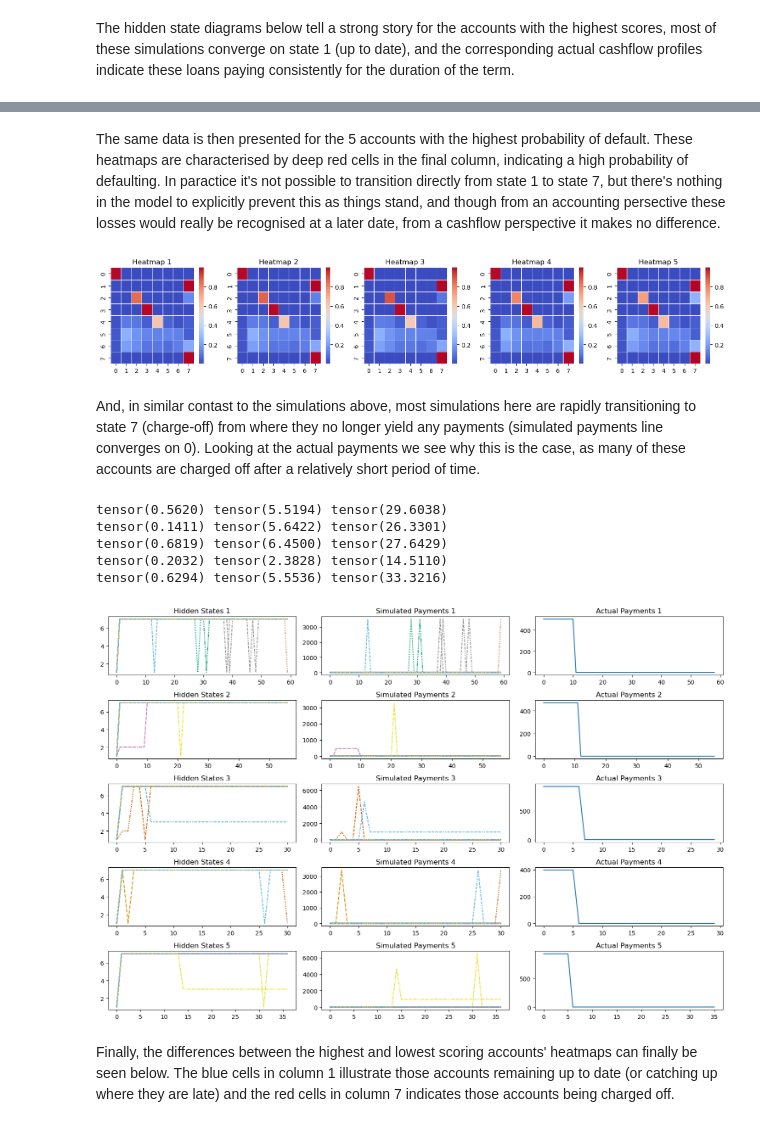
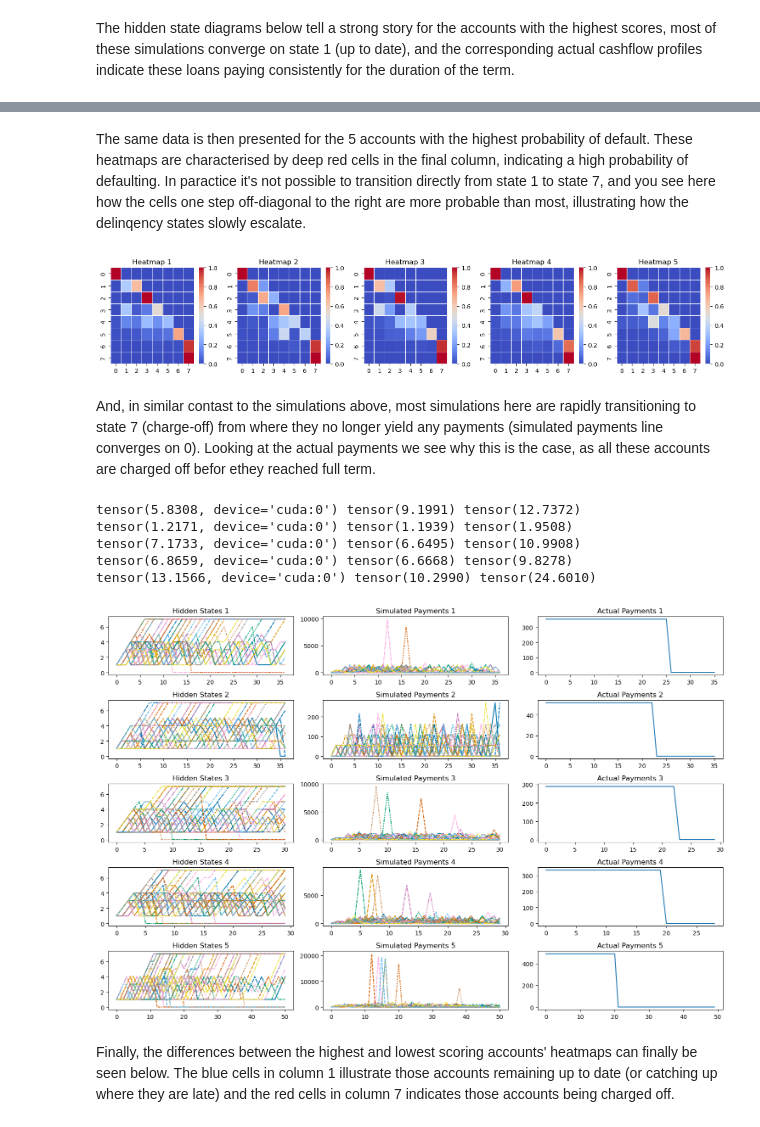
Before and after one commit to warner121/monteloanco, a Jupyter notebook: model.ipynb, the cells around one changed output, grey strips where cells are left out. Drawn from its saved outputs; the diff is of its cells as text; code cells hidden in the pictures.

Commit message:
enforce forbidden transitions

```diff
--- a/model.ipynb
+++ b/model.ipynb
@@ -159,7 +159,7 @@ svi = pyro.infer.SVI(model=model, guide=guide, optim=optimizer, loss=pyro.infer.
 # Run inference
 batch_size = 2560 * 32
 num_batches = np.ceil(dataset.__len__() / batch_size)
-num_iterations = 5_000
+num_iterations = 15_000
 with tqdm(total=num_iterations, desc="Epochs", position=0) as epoch_pbar:
     for step in range(num_iterations):
     #with tqdm(total=num_batches, desc=f"Epoch {step + 1}", position=1, leave=False) as batch_pbar:
@@ -196,14 +196,13 @@ Wall time: 3h 6min 33s
 # %% [markdown]
 Above you can see the progress made by the optimiser in reducing the loss. Now we can take a look at some results, and sense-check the outcome. First we'll look at the (average) transition matrix itself seeing this is what lies at the core of the model. Hopefully you can see the similarities between this and the demo I made above.
-# %%
-model.cpu()
-model.device = 'cpu'
-device = 'cpu'
 # %%
 tmat = model.embeddings(torch.arange(dataset.__len__()).to(device))
 tmat = model.linear1(tmat)
 tmat = model.linear2(F.relu(tmat))
-tmat = F.softmax(tmat.reshape(dataset.__len__(), 8, 8), dim=-1)
+tmat = tmat.reshape(dataset.__len__(), 8, 8)
+tmat = tmat.masked_fill(model.tmat_mask, float('-inf'))
+tmat = F.softmax(tmat, dim=-1)
+tmat = torch.nan_to_num(tmat, nan=0.0)
 tmat_mean = torch.mean(tmat, dim=0)
 sns.heatmap(tmat_mean.detach().to('cpu').numpy(), linewidth=0.5, cmap='coolwarm')
 # %% [output]
@@ -242,11 +241,11 @@ fig, axes = plt.subplots(5, 3, figsize=(15, 10))
 for i, axs in enumerate(axes):
     idx = max_indices[i].item()
     loan = df_train.iloc[idx].to_dict()
-    hidden_states, sim_pymnts = model.forward(0, torch.tensor([idx]).repeat(50), loan['installment'].repeat(50, 1), scaling_factor)
+    hidden_states, sim_pymnts = model.forward(0, torch.tensor([idx]).repeat(50).to(device), loan['installment'].repeat(50, 1).to(device), scaling_factor)
     print(sim_pymnts.sum(0).mean(), loan['pymnt'].sum(), loan['installment'].sum())
-    sns.lineplot(hidden_states.detach().numpy(), ax=axs[0], palette='colorblind', legend=False)
-    sns.lineplot(sim_pymnts.detach().numpy()*scaling_factor, ax=axs[1], palette='colorblind', legend=False)
-    sns.lineplot(loan['pymnt'].detach().numpy()*scaling_factor, ax=axs[2], legend=False)
+    sns.lineplot(hidden_states.detach().cpu().numpy(), ax=axs[0], palette='colorblind', legend=False)
+    sns.lineplot(sim_pymnts.detach().cpu().numpy()*scaling_factor, ax=axs[1], palette='colorblind', legend=False)
+    sns.lineplot(loan['pymnt'].detach().cpu().numpy()*scaling_factor, ax=axs[2], legend=False)
     axs[0].set_title(f"Hidden States {i+1}")
     axs[1].set_title(f"Simulated Payments {i+1}")
     axs[2].set_title(f"Actual Payments {i+1}")
@@ -262,5 +261,5 @@ tensor(6.9381) tensor(6.9325) tensor(7.3717)
 # %% [markdown]
-The same data is then presented for the 5 accounts with the highest probability of default. These heatmaps are characterised by deep red cells in the final column, indicating a high probability of defaulting. In paractice it's not possible to transition directly from state 1 to state 7, but there's nothing in the model to explicitly prevent this as things stand, and though from an accounting persective these losses would really be recognised at a later date, from a cashflow perspective it makes no difference.
+The same data is then presented for the 5 accounts with the highest probability of default. These heatmaps are characterised by deep red cells in the final column, indicating a high probability of defaulting. In paractice it's not possible to transition directly from state 1 to state 7, and you see here how the cells one step off-diagonal to the right are more probable than most, illustrating how the delinqency states slowly escalate.
 # %%
 min_embeddings, min_indices = torch.topk(scores, 5, largest=True)
 
@@ -271,31 +270,31 @@ for i, ax in enumerate(axes):
 plt.tight_layout()
 plt.show()
 # %% [output]
-[figure, old version]
+[figure, new version]
 # %% [markdown]
-And, in similar contast to the simulations above, most simulations here are rapidly transitioning to state 7 (charge-off) from where they no longer yield any payments (simulated payments line converges on 0). Looking at the actual payments we see why this is the case, as many of these accounts are charged off after a relatively short period of time.
+And, in similar contast to the simulations above, most simulations here are rapidly transitioning to state 7 (charge-off) from where they no longer yield any payments (simulated payments line converges on 0). Looking at the actual payments we see why this is the case, as all these accounts are charged off befor ethey reached full term.
 # %%
 fig, axes = plt.subplots(5, 3, figsize=(15, 10))
 for i, axs in enumerate(axes):
     idx = min_indices[i].item()
     loan = df_train.iloc[idx].to_dict()
-    hidden_states, sim_pymnts = model.forward(0, torch.tensor([idx]).repeat(50), loan['installment'].repeat(50, 1), scaling_factor)
+    hidden_states, sim_pymnts = model.forward(0, torch.tensor([idx]).repeat(50).to(device), loan['installment'].repeat(50, 1).to(device), scaling_factor)
     print(sim_pymnts.sum(0).mean(), loan['pymnt'].sum(), loan['installment'].sum())
-    sns.lineplot(hidden_states.detach().numpy(), ax=axs[0], palette='colorblind', legend=False)
-    sns.lineplot(sim_pymnts.detach().numpy()*scaling_factor, ax=axs[1], palette='colorblind', legend=False)
-    sns.lineplot(loan['pymnt'].detach().numpy()*scaling_factor, ax=axs[2], legend=False)
+    sns.lineplot(hidden_states.detach().cpu().numpy(), ax=axs[0], palette='colorblind', legend=False)
+    sns.lineplot(sim_pymnts.detach().cpu().numpy()*scaling_factor, ax=axs[1], palette='colorblind', legend=False)
+    sns.lineplot(loan['pymnt'].detach().cpu().numpy()*scaling_factor, ax=axs[2], legend=False)
     axs[0].set_title(f"Hidden States {i+1}")
     axs[1].set_title(f"Simulated Payments {i+1}")
     axs[2].set_title(f"Actual Payments {i+1}")
 plt.tight_layout()
 plt.show()
 # %% [output]
-tensor(0.5620) tensor(5.5194) tensor(29.6038)
-tensor(0.1411) tensor(5.6422) tensor(26.3301)
-tensor(0.6819) tensor(6.4500) tensor(27.6429)
-tensor(0.2032) tensor(2.3828) tensor(14.5110)
-tensor(0.6294) tensor(5.5536) tensor(33.3216)
+tensor(5.8308, device='cuda:0') tensor(9.1991) tensor(12.7372)
+tensor(1.2171, device='cuda:0') tensor(1.1939) tensor(1.9508)
+tensor(7.1733, device='cuda:0') tensor(6.6495) tensor(10.9908)
+tensor(6.8659, device='cuda:0') tensor(6.6668) tensor(9.8278)
+tensor(13.1566, device='cuda:0') tensor(10.2990) tensor(24.6010)
-[figure, old version]
+[figure, new version]
 # %% [markdown]
 Finally, the differences between the highest and lowest scoring accounts' heatmaps can finally be seen below. The blue cells in column 1 illustrate those accounts remaining up to date (or catching up where they are late) and the red cells in column 7 indicates those accounts being charged off.
 # %%
```
Also changed, not shown: parts of 12 cells of this notebook, 1 other file.
